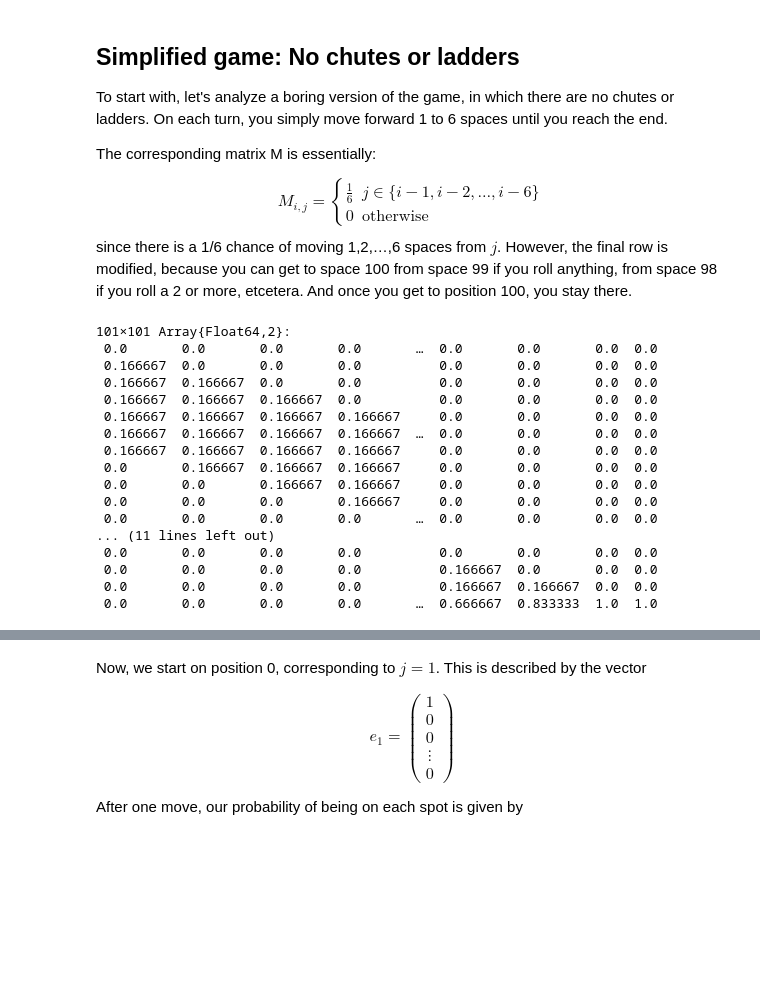
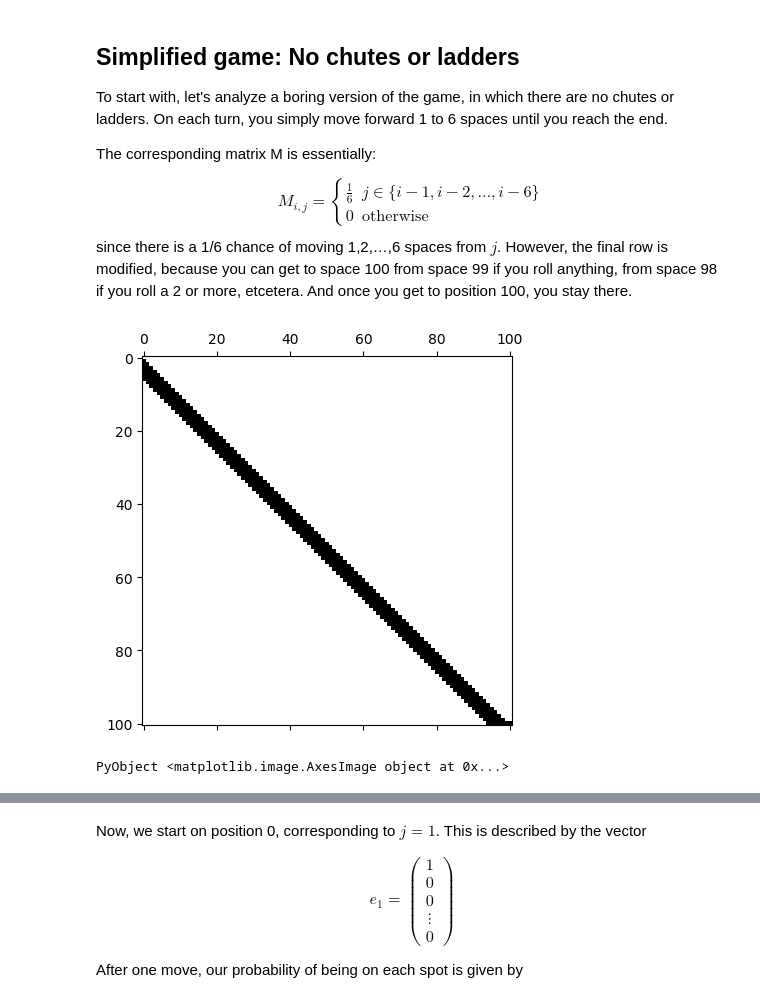
Before and after one commit to mitmath/1806, a Jupyter notebook: lectures/Chutes-and-Ladders.ipynb, the cells around one changed output, grey strips where cells are left out. Cells and saved outputs as stored; diff of their text form; code cells hidden in the pictures; blank space fills up the shorter version.

```diff
--- a/lectures/Chutes-and-Ladders.ipynb
+++ b/lectures/Chutes-and-Ladders.ipynb
@@ -36,29 +38,14 @@ since there is a 1/6 chance of moving 1,2,…,6 spaces from $j$.  However, the f
 # %%
 M = zeros(101,101)
 for i = 2:100
     M[i,max(1,i-6):(i-1)] = 1/6
 end
 # last row
 for i = 1:6
     M[101,101-i] = (7-i)/6 # = 6/6, 5/6, 4/6, ..., 1/6
 end
 M[101,101] = 1 # once we get to the last space, we stay there
-M
+spy(M)
 # %% [output]
+[figure, added]
-101×101 Array{Float64,2}:
- 0.0       0.0       0.0       0.0       …  0.0       0.0       0.0  0.0
- 0.166667  0.0       0.0       0.0          0.0       0.0       0.0  0.0
- 0.166667  0.166667  0.0       0.0          0.0       0.0       0.0  0.0
- 0.166667  0.166667  0.166667  0.0          0.0       0.0       0.0  0.0
- 0.166667  0.166667  0.166667  0.166667     0.0       0.0       0.0  0.0
- 0.166667  0.166667  0.166667  0.166667  …  0.0       0.0       0.0  0.0
- 0.166667  0.166667  0.166667  0.166667     0.0       0.0       0.0  0.0
- 0.0       0.166667  0.166667  0.166667     0.0       0.0       0.0  0.0
- 0.0       0.0       0.166667  0.166667     0.0       0.0       0.0  0.0
- 0.0       0.0       0.0       0.166667     0.0       0.0       0.0  0.0
- 0.0       0.0       0.0       0.0       …  0.0       0.0       0.0  0.0
-... (11 lines left out)
- 0.0       0.0       0.0       0.0          0.0       0.0       0.0  0.0
- 0.0       0.0       0.0       0.0          0.166667  0.0       0.0  0.0
- 0.0       0.0       0.0       0.0          0.166667  0.166667  0.0  0.0
- 0.0       0.0       0.0       0.0       …  0.666667  0.833333  1.0  1.0
+PyObject <matplotlib.image.AxesImage object at 0x...>
```
Also changed, not shown: parts of 5 cells of this notebook, 3 other files.
